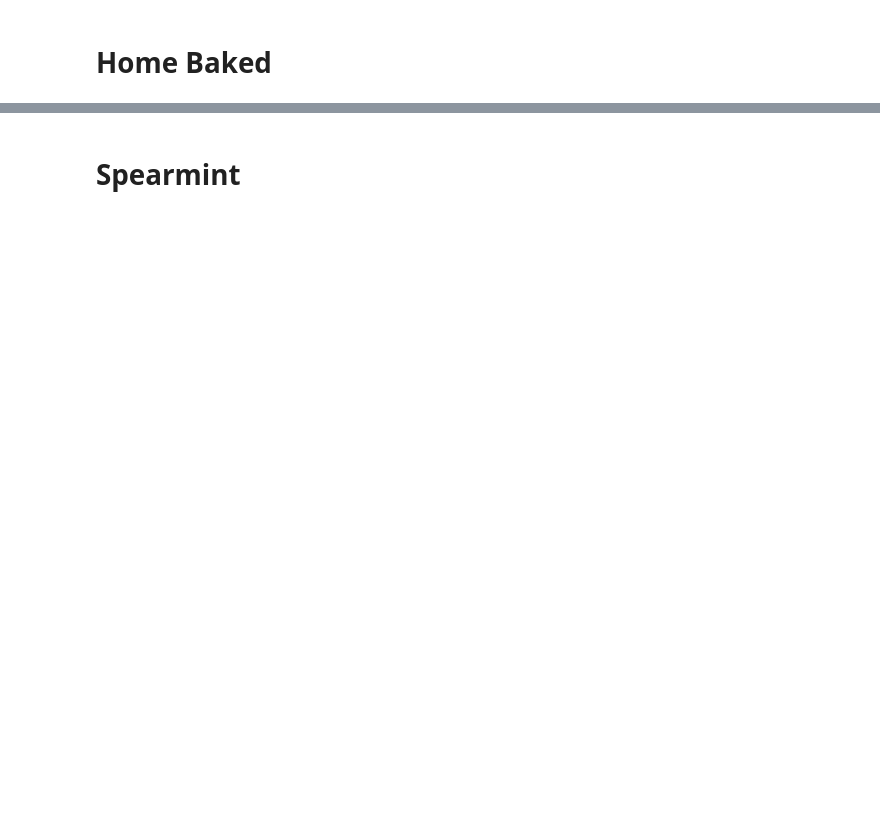
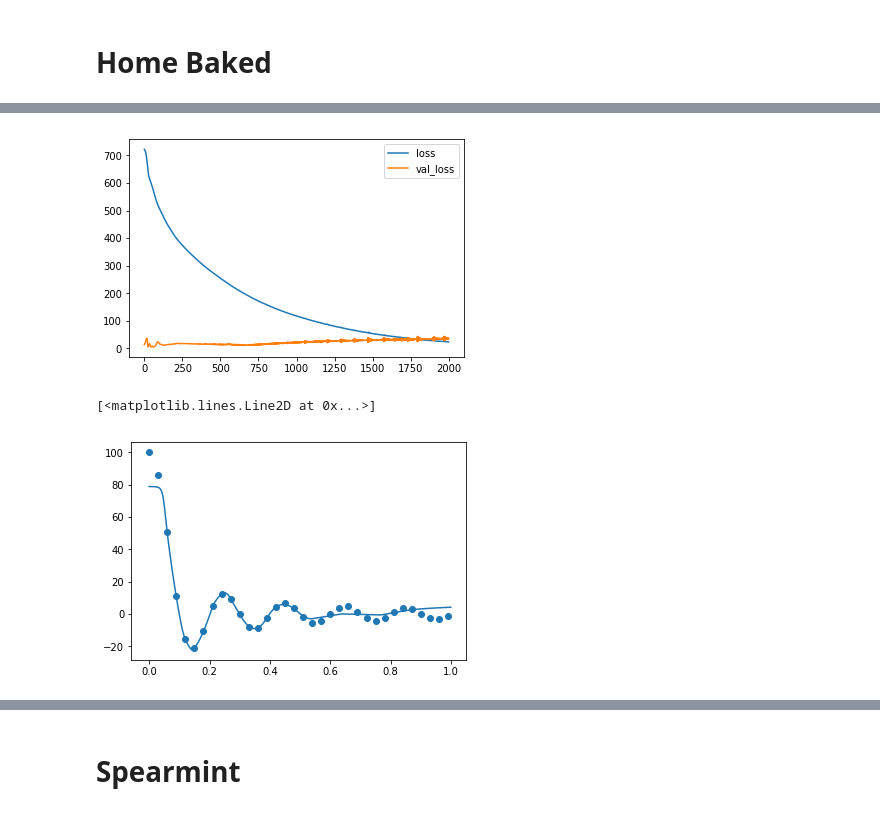
Before and after one commit to tmpethick/ensembled-dngo, a Jupyter notebook: sandbox.ipynb, the cells around one changed output, grey strips where cells are left out. Drawn from its saved outputs; the diff is of its cells as text; code cells hidden in the pictures; blank space fills up the shorter version.

```diff
--- a/sandbox.ipynb
+++ b/sandbox.ipynb
@@ -72,0 +181,18 @@ bo.m.plot()
+# %%
+history = model.fit(X, Y, epochs=2000, validation_split=0.1, verbose=0)
+
+plt.plot(history.history['loss'])
+plt.plot(history.history['val_loss'])
+plt.legend(["loss", "val_loss"])
+plt.show()
+
+# Line
+Xp = np.arange(np.array([0]), np.array([1]), 0.001).reshape(-1,1)
+Yp = model.predict_on_batch(Xp)
+
+plt.scatter(X,Y)
+plt.plot(Xp, Yp)
+# %% [output]
+[figure, added]
+[<matplotlib.lines.Line2D at 0x...>]
+[figure, added]
```
Also changed, not shown: parts of 17 cells of this notebook, 5 other files.
